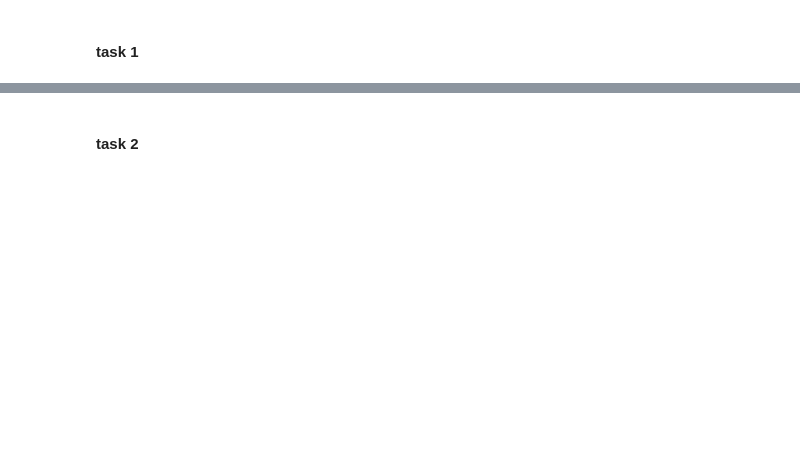
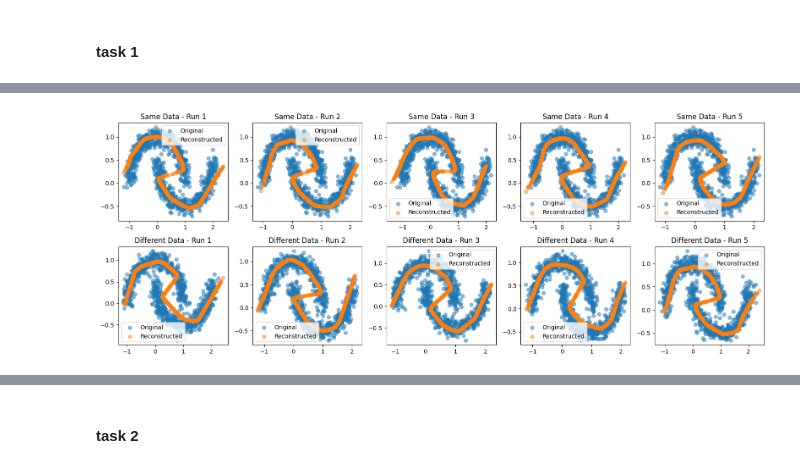
Before and after one commit to sandrinjoy/gnns-ws-24, a Jupyter notebook: autoencoders.ipynb, the cells around one changed output, grey strips where cells are left out. Cells and saved outputs as stored; diff of their text form; code cells hidden in the pictures; blank space fills up the shorter version.

```diff
--- a/autoencoders.ipynb
+++ b/autoencoders.ipynb
@@ -457,0 +180,82 @@ Reconstruction Error (MSE) on noisy test set (noise=0.2): 0.065754
+# %%
+# Task 1.2: Investigation of reconstruction variation
+
+
+def reconstruction_variation_study(best_params, runs=5):
+    """Study variation in reconstruction for same/different datasets"""
+    same_data_losses = []
+    diff_data_losses = []
+
+    # Original dataset
+    original_data = generate_moons(noise=0.1, n_samples=1000)
+    criterion = nn.MSELoss()
+
+    plt.figure(figsize=(16, 6))
+    plot_idx = 1
+
+    # Same dataset runs
+    for run in range(runs):
+        model = Autoencoder(input_size=2, bottleneck_size=1,
+                          hidden_size=int(best_params['hidden_size']),
+                          layers=int(best_params['layers']))
+
+        train_losses, _ = train_and_evaluate(model, original_data, original_data,
+                                           epochs=20, lr=best_params['lr'])
+
+        model.eval()
+        with torch.no_grad():
+            reconstructed = model(original_data)
+            loss = criterion(reconstructed, original_data).item()
+            same_data_losses.append(loss)
+
+        # Plot reconstruction
+        plt.subplot(2, runs, plot_idx)
+        plt.scatter(original_data[:, 0], original_data[:, 1], alpha=0.5, label='Original')
+        plt.scatter(reconstructed[:, 0], reconstructed[:, 1], alpha=0.5, label='Reconstructed')
+        plt.title(f'Same Data - Run {run+1}')
+        plt.legend()
+        plot_idx += 1
+
+    plot_idx = 1
+    # Different dataset runs
+    for run in range(runs):
+        new_data = generate_moons(noise=0.1, n_samples=1000)
+        model = Autoencoder(input_size=2, bottleneck_size=1,
+                          hidden_size=int(best_params['hidden_size']),
+                          layers=int(best_params['layers']))
+
+        train_losses, _ = train_and_evaluate(model, new_data, new_data,
+                                           epochs=20, lr=best_params['lr'])
+
+        model.eval()
+        with torch.no_grad():
+            reconstructed = model(new_data)
+            loss = criterion(reconstructed, new_data).item()
+            diff_data_losses.append(loss)
+
+
+        plt.subplot(2, runs, runs + plot_idx)
+        plt.scatter(new_data[:, 0], new_data[:, 1], alpha=0.5, label='Original')
+        plt.scatter(reconstructed[:, 0], reconstructed[:, 1], alpha=0.5, label='Reconstructed')
+        plt.title(f'Different Data - Run {run+1}')
+        plt.legend()
+        plot_idx += 1
+
+    plt.tight_layout()
+    plt.show()
+
+    # Plot loss distributions
+    plt.figure(figsize=(10, 5))
+    plt.boxplot([same_data_losses, diff_data_losses], labels=['Same Dataset', 'Different Datasets'])
+    plt.title('Reconstruction Loss Variation')
+    plt.ylabel('MSE Loss')
+    plt.show()
+
+    return same_data_losses, diff_data_losses
+
+
+
+if __name__ == "__main__":
+  print("\nAnalyzing reconstruction variation...")
+  same_losses, diff_losses = reconstruction_variation_study(best_params)
+# %% [output]
@@ -457,0 +263 @@ Reconstruction Error (MSE) on noisy test set (noise=0.2): 0.065754
+[figure, added]
```
Also changed, not shown: parts of 27 cells of this notebook, 1 other file.
